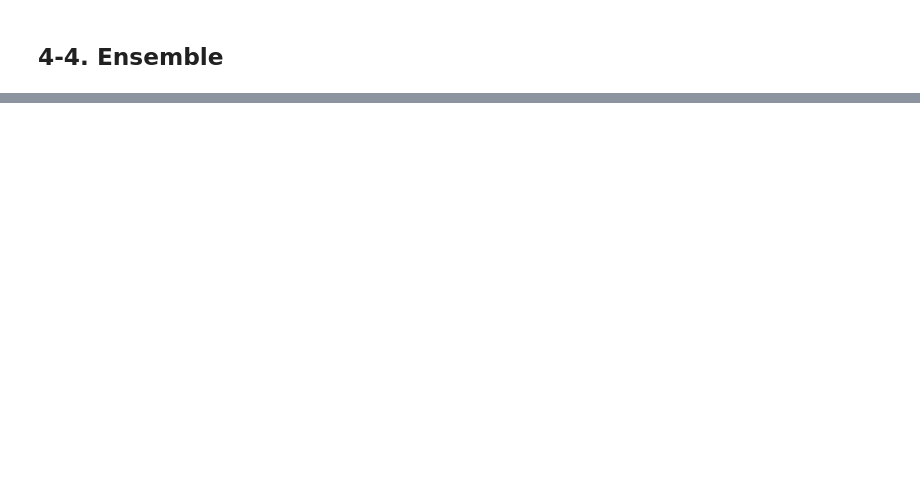
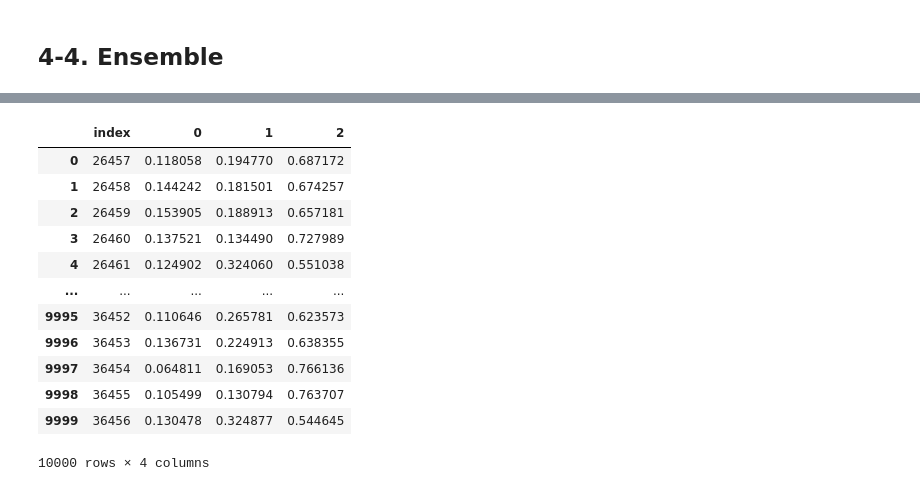
Before and after one commit to Sejong-Kaggle-Challengers-2nd/Choi_YoungMin, a Jupyter notebook: creditcard_overdue/baseline_model.ipynb, the cells around one changed output, grey strips where cells are left out. Saved outputs shown, nothing was run; the diff lists cells and outputs as text; code cells hidden in the pictures; blank space fills up the shorter version.

```diff
--- a/creditcard_overdue/baseline_model.ipynb
+++ b/creditcard_overdue/baseline_model.ipynb
@@ -214,3 +268,12 @@ Fitting 10 folds for each of 12 candidates, totalling 120 fits
+# %%
+from sklearn.svm import SVC
+
+svm_best = SVC(C=100.0, decision_function_shape='ovo', kernel='rbf', probability=True, random_state=42)
+
+svm_best.fit(X_train, y_train)
+
+val_pred_svm = svm_best.predict_proba(X_val)
+predict_svm = svm_best.predict_proba(X_test)
 # %% [markdown]
 ## 4-4. Ensemble
 # %% [markdown]
@@ -378,0 +545,19 @@ submission.to_csv('submit.csv', header=True, index=False)
+# %%
+submission['0'] = predict_boost['0']
+submission['1'] = predict_boost['1']
+submission['2'] = predict_boost['2']
+submission
+# %% [output]
+|  | index | 0 | 1 | 2 |
+| 0 | 26457 | 0.118058 | 0.194770 | 0.687172 |
+| 1 | 26458 | 0.144242 | 0.181501 | 0.674257 |
+| 2 | 26459 | 0.153905 | 0.188913 | 0.657181 |
+| 3 | 26460 | 0.137521 | 0.134490 | 0.727989 |
+| 4 | 26461 | 0.124902 | 0.324060 | 0.551038 |
+| ... | ... | ... | ... | ... |
+| 9995 | 36452 | 0.110646 | 0.265781 | 0.623573 |
+| 9996 | 36453 | 0.136731 | 0.224913 | 0.638355 |
+| 9997 | 36454 | 0.064811 | 0.169053 | 0.766136 |
+| 9998 | 36455 | 0.105499 | 0.130794 | 0.763707 |
+| 9999 | 36456 | 0.130478 | 0.324877 | 0.544645 |
+10000 rows × 4 columns
```
Also changed, not shown: parts of 73 cells of this notebook, 3 other files.
